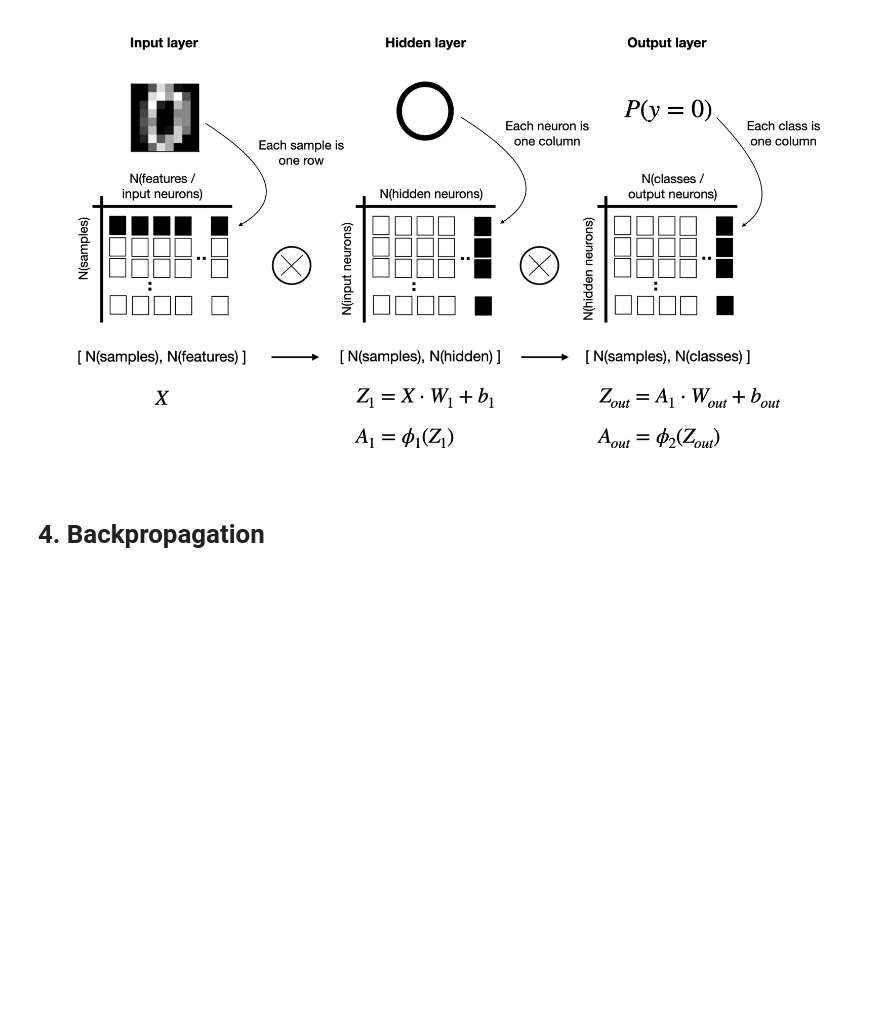
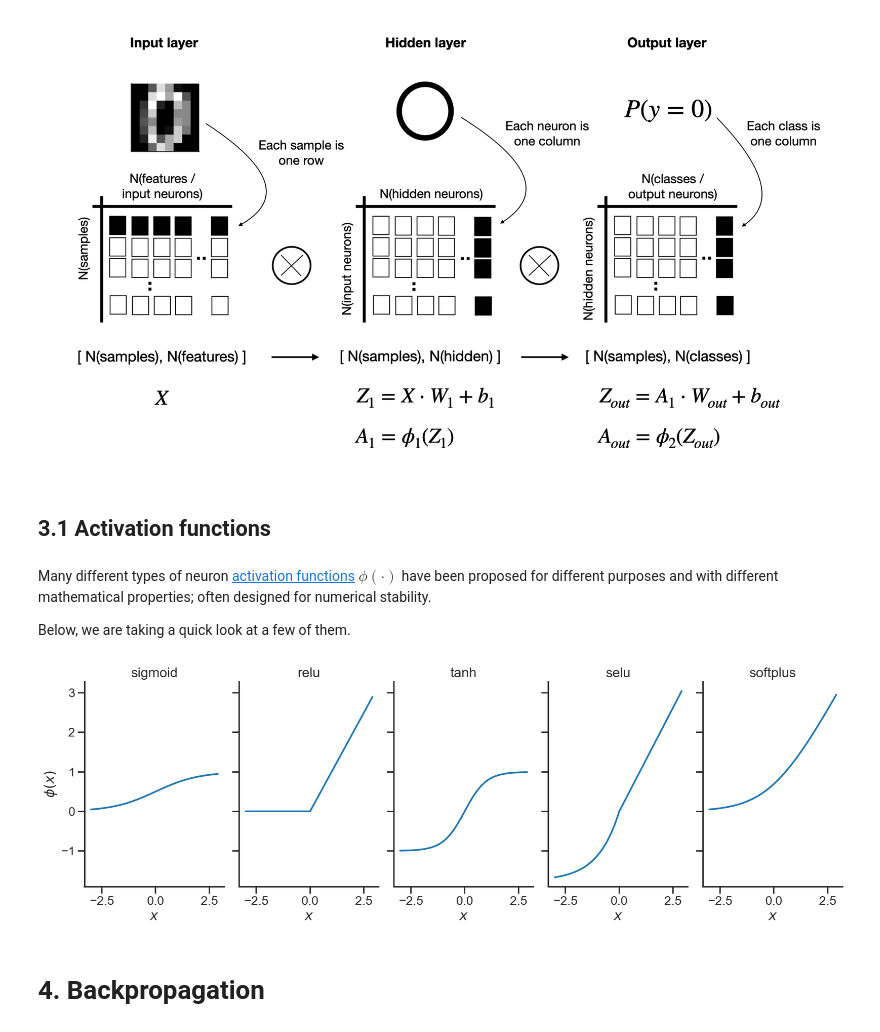
Before and after one commit to athms/dssg-dl-tutorial, a Jupyter notebook: 2-Artificial-Neural-Networks_in-30min.ipynb, the cells around one changed output. Cells and saved outputs as stored; diff of their text form; code cells hidden in the pictures; blank space fills up the shorter version.

```diff
--- a/2-Artificial-Neural-Networks_in-30min.ipynb
+++ b/2-Artificial-Neural-Networks_in-30min.ipynb
@@ -161,6 +162,24 @@ Specifically, an ANN represents all neurons of a layer as a matrix:
 Image(filename='materials/images/ANN-Forward-Pass.png')
 # %% [output]
 [figure]
+# %% [markdown]
+## 3.1 Activation functions
+# %% [markdown]
+Many different types of neuron [activation functions](https://keras.io/api/layers/activations/) $\phi(\cdot)$ have been proposed for different purposes and with different mathematical properties; often designed for numerical stability.
+
+Below, we are taking a quick look at a few of them.
+# %%
+# the list of Keras activation functions that we want to plot (more on Keras later..)
+activations = [keras.activations.sigmoid,
+               keras.activations.relu,
+               keras.activations.tanh,
+               keras.activations.selu,
+               keras.activations.softplus]
+# creating the plot
+fig, axs = plotting.plot_keras_activations(activations)
+fig.savefig('figures/Figure-12_keras_activations.png', dpi=300)
+# %% [output]
+[figure, added]
 # %% [markdown]
 # 4. Backpropagation
 # %% [markdown]
```
Also changed, not shown: parts of 7 cells of this notebook, 5 other files.
